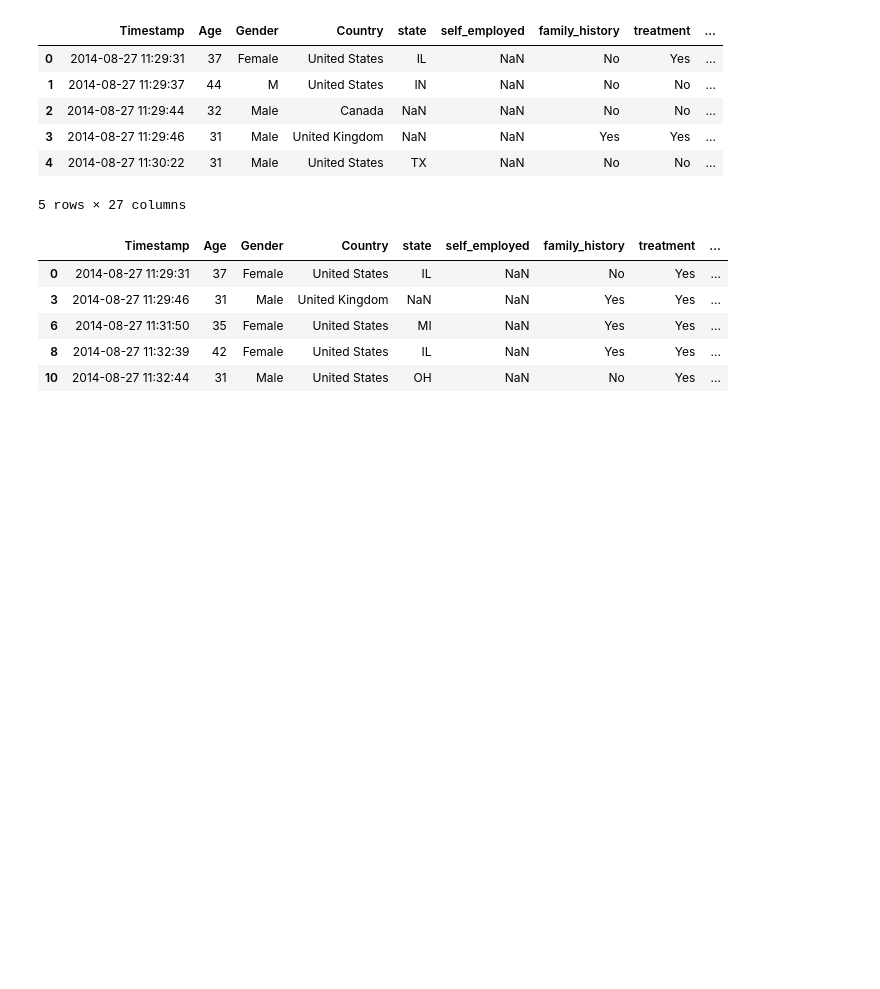
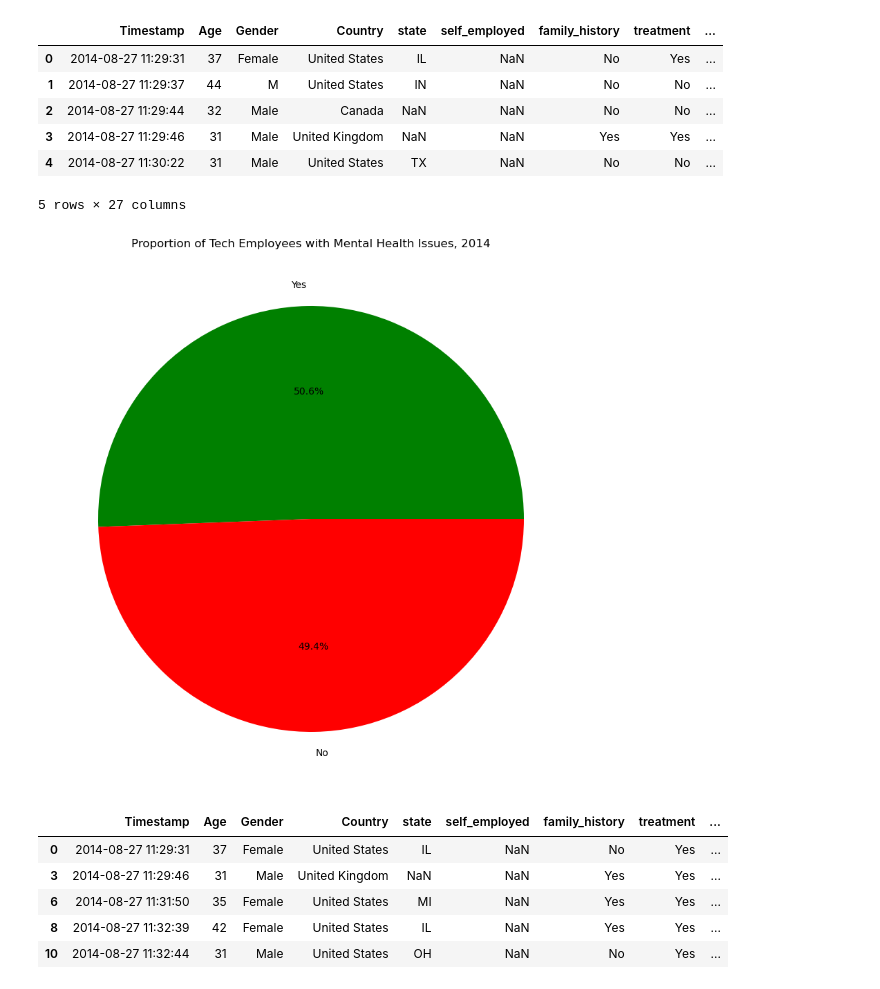
Before and after one commit to K-G-Witt/project1-team4, a Jupyter notebook: rcl_file.ipynb, the cells around one changed output. Drawn from its saved outputs; the diff is of its cells as text; code cells hidden in the pictures; blank space fills up the shorter version.

```diff
--- a/rcl_file.ipynb
+++ b/rcl_file.ipynb
@@ -17,6 +17,16 @@ dataframe_2014.head()
 | 3 | 2014-08-27 11:29:46 | 31 | Male | United Kingdom | NaN | NaN | Yes | Yes | ... |
 | 4 | 2014-08-27 11:30:22 | 31 | Male | United States | TX | NaN | No | No | ... |
 5 rows × 27 columns
+# %%
+mental_health_issues_dataframe_2014_breakdown = dataframe_2014['treatment'].value_counts()
+colors = ["green", "red",]
+plt.figure(figsize=(14,10))
+plt.pie(mental_health_issues_dataframe_2014_breakdown, labels=mental_health_issues_dataframe_2014_breakdown.index, colors=colors, autopct='%1.1f%%')
+plt.title('Proportion of Tech Employees with Mental Health Issues, 2014')
+plt.savefig('Exhibits/Proportion of Tech Employees with Mental Health Issues 2014.png')
+plt.show()
+# %% [output]
+[figure, added]
 # %%
 #Reducing down the data frame to give only those with mental health issues and the list of countries:
 mental_health_issues_dataframe_2014 = dataframe_2014[dataframe_2014['treatment'] == 'Yes']
```
Also changed, not shown: parts of 5 cells of this notebook, 4 other files.
